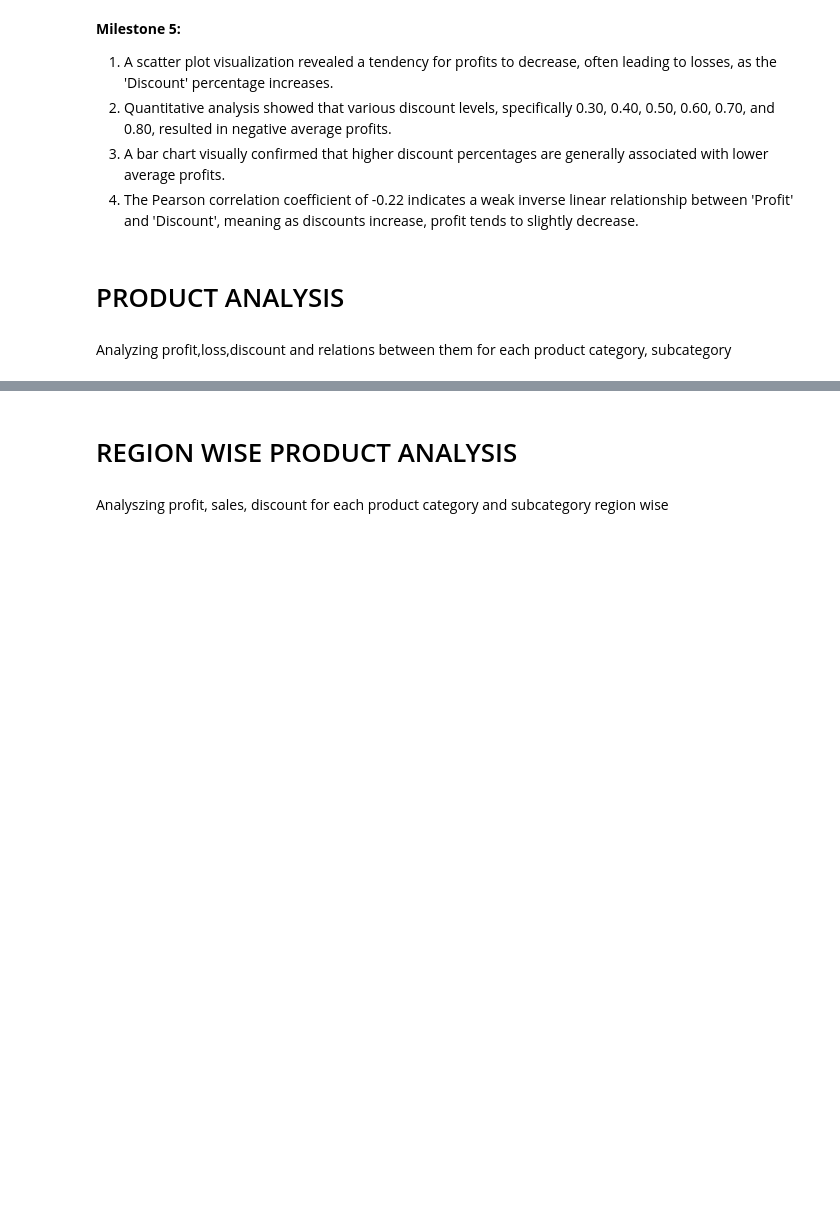
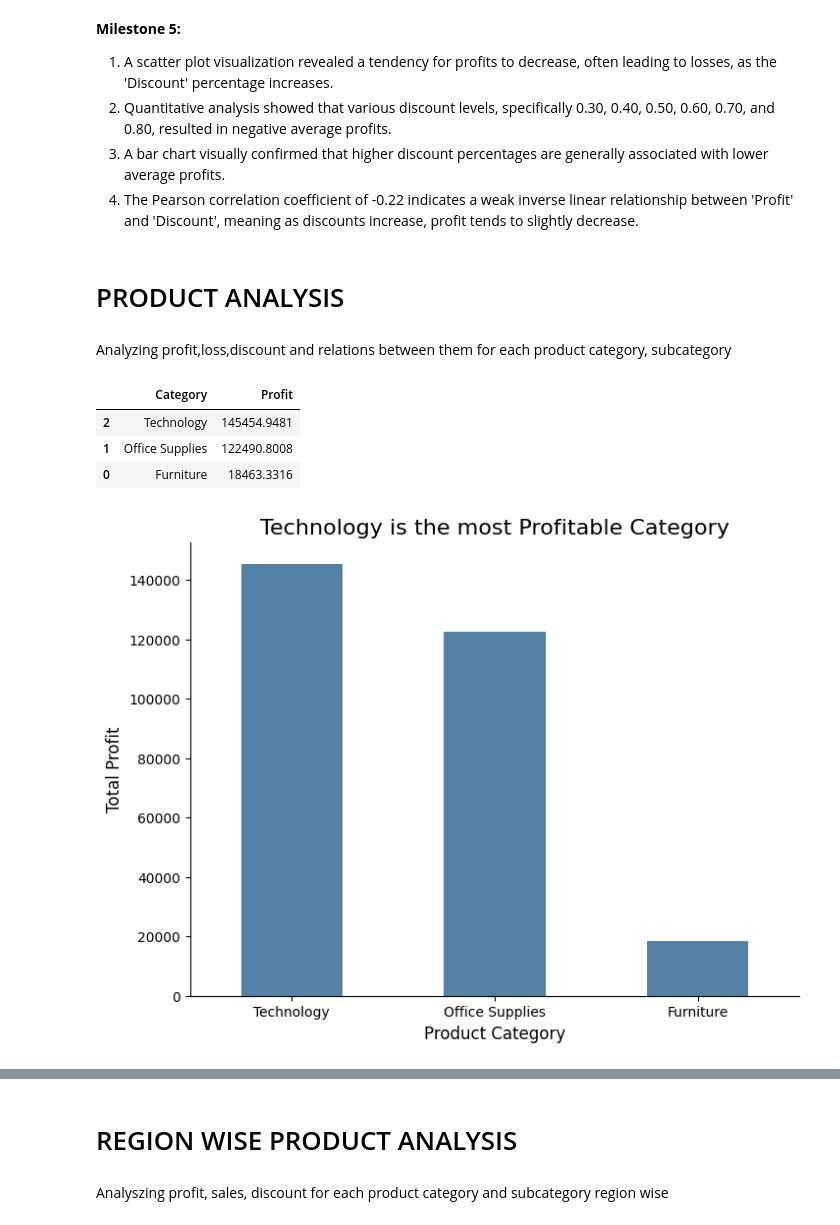
Before and after one commit to CHARUL1601/superstore-sales-profitability-analysis, a Jupyter notebook: Untitled0.ipynb, the cells around one changed output, grey strips where cells are left out. Drawn from its saved outputs; the diff is of its cells as text; code cells hidden in the pictures; blank space fills up the shorter version.

Commit message:
Analyzed profit and loss trends product wise

```diff
--- a/Untitled0.ipynb
+++ b/Untitled0.ipynb
@@ -534,3 +534,23 @@ Pearson correlation coefficient between Profit and Discount: -0.22
 # PRODUCT ANALYSIS
 # %% [markdown]
 Analyzing profit,loss,discount and relations between them for each product category, subcategory
+# %%
+category_profit = sales_data.groupby("Category")["Profit"].sum().reset_index()
+category_profit = category_profit.sort_values(by="Profit", ascending=False)
+category_profit
+# %% [output]
+|  | Category | Profit |
+| 2 | Technology | 145454.9481 |
+| 1 | Office Supplies | 122490.8008 |
+| 0 | Furniture | 18463.3316 |
+# %%
+plt.figure(figsize=(8, 6))
+sns.barplot(x="Category", y="Profit", data=category_profit, color = "steelblue", width = 0.5)
+plt.title("Technology is the most Profitable Category", fontsize=16)
+plt.xlabel("Product Category", fontsize=12)
+plt.ylabel("Total Profit", fontsize=12)
+plt.gca().spines["top"].set_visible(False)
+plt.gca().spines["right"].set_visible(False)
+plt.show()
+# %% [output]
+[figure, added]
```
Also changed, not shown: parts of 10 cells of this notebook.
